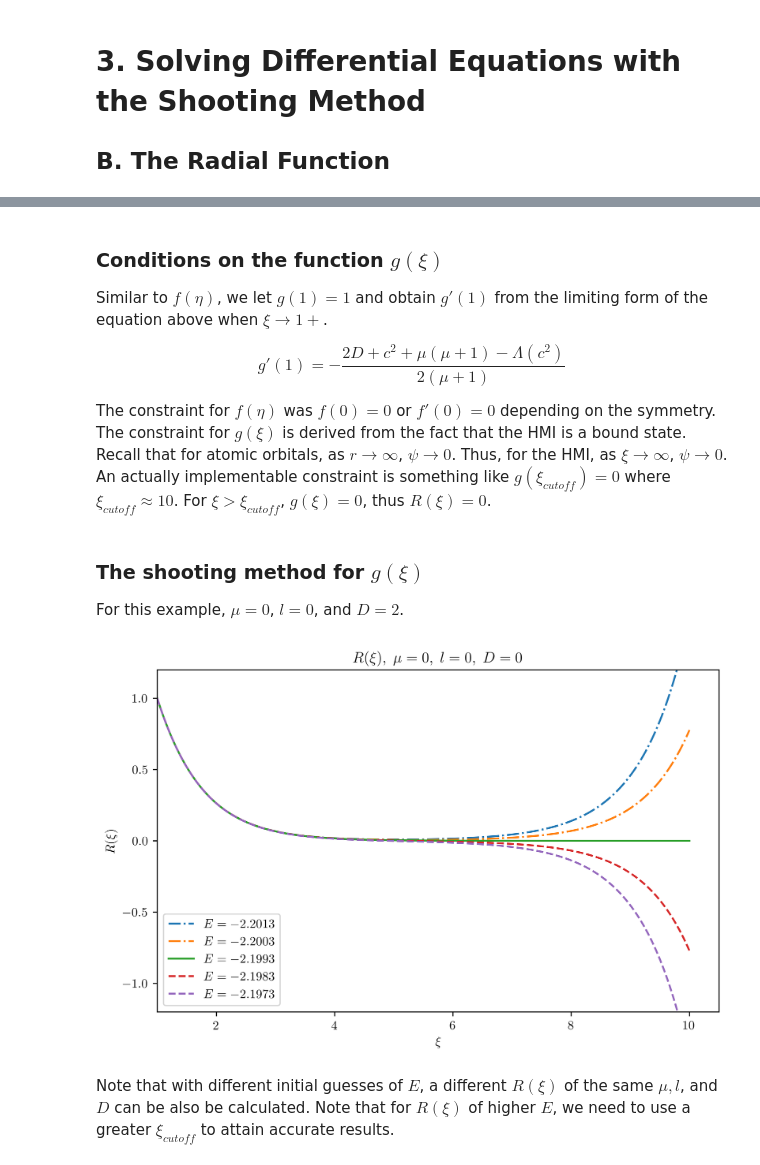
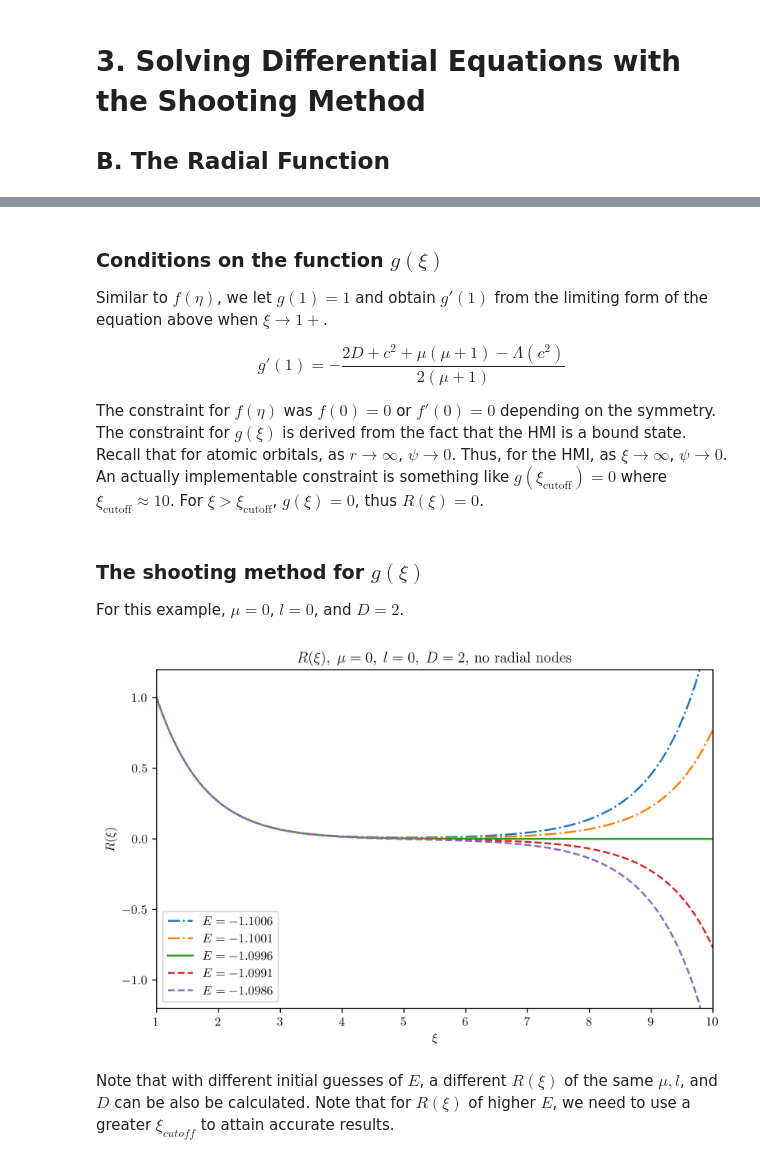
Before and after one commit to KeroseneNotForConsumption/hydrogen-molecular-ion, a Jupyter notebook: 3b_solve_R.ipynb, the cells around one changed output, grey strips where cells are left out. Drawn from its saved outputs; the diff is of its cells as text; code cells hidden in the pictures.

Commit message:
Finished 3b_solve, fixed energy according to atomic units

```diff
--- a/3b_solve_R.ipynb
+++ b/3b_solve_R.ipynb
@@ -24,7 +24,7 @@ Similar to $f(\eta)$, we let $g(1)=1$ and obtain $g'(1)$ from the limiting form
 
 $$g'(1)=-\frac{2D + c^2 + \mu\left ( \mu + 1 \right ) - \Lambda\left ( c^2 \right )}{2 \left ( \mu + 1 \right )}$$
 
-The constraint for $f(\eta)$ was $f(0)=0$ or $f'(0)=0$ depending on the symmetry. The constraint for $g(\xi)$ is derived from the fact that the HMI is a bound state. Recall that for atomic orbitals, as $r \to \infty$, $\psi \to 0$. Thus, for the HMI, as $\xi \to \infty$, $\psi \to 0$. An actually implementable constraint is something like $g(\xi_{cutoff})=0$ where $\xi_{cutoff} \approx 10$. For $\xi > \xi_{cutoff}$, $g(\xi)=0$, thus $R(\xi)=0$.
+The constraint for $f(\eta)$ was $f(0)=0$ or $f'(0)=0$ depending on the symmetry. The constraint for $g(\xi)$ is derived from the fact that the HMI is a bound state. Recall that for atomic orbitals, as $r \to \infty$, $\psi \to 0$. Thus, for the HMI, as $\xi \to \infty$, $\psi \to 0$. An actually implementable constraint is something like $g(\xi_{\text{cutoff}})=0$ where $\xi_{\text{cutoff}} \approx 10$. For $\xi > \xi_{\text{cutoff}}$, $g(\xi)=0$, thus $R(\xi)=0$.
 # %% [markdown]
 ### The shooting method for $g(\xi)$
 
@@ -71,7 +71,7 @@ lbda = get_lbda(mu, l)
 # for a given E_val, solve R(xi)
 # also used to calculate g(10) for optimization
 def calculate_R(mu, l, E_val, lbda, cutoff=10, g10_instead=False):
-    c2 = (1/4) * E_val * (D**2)
+    c2 = (1/2) * E_val * (D**2)
 
     # initial value of g and g'
     q1 = np.array([1,-(2*D + c2 + mu*(mu+1) - lbda(c2))/(2*(mu+1))])
@@ -94,39 +94,39 @@ def calculate_R(mu, l, E_val, lbda, cutoff=10, g10_instead=False):
 
     # calculate R from g
     R_vals = ((xi_span_for_calc ** 2 - 1)**(mu/2)) * sol.y[0]
 
     # add back R(xi) = 0 or 1 depending on mu
     R_vals[0] = 1 if mu == 0 else 0
 
     return R_vals
 
 # use shooting method to solve
 cutoff = 10
-E_val_guess = -2.2
+E_val_guess = -1.1
 objective = np.vectorize(lambda E: calculate_R(mu, l, E, lbda, cutoff=cutoff, g10_instead=True))
 E_val_final, = fsolve(objective, E_val_guess)
 
 # evaluate R_vals of E_val_final -0.2, 0, +0.2
-E_vals = np.array([-0.002, -0.001, 0, 0.001, 0.002]) + E_val_final
+E_vals = np.linspace(-0.001, 0.001, 5) + E_val_final
 
 fig, ax = plt.subplots()
 
-lss = ["-.", "-.","-" , "--", "--"]
+lss = ["-.", "-.", "-", "--", "--"]
 
 xi_span = np.linspace(1, cutoff, cutoff*100)
 
 for ind, E_val in enumerate(E_vals):
     R_vals = calculate_R(mu, l, E_val, lbda)
     E_val_label = f'$E = {E_val:.4f}$'
     ax.plot(xi_span, R_vals, label=E_val_label, ls=lss[ind])
-ax.set_title(r'$R(\xi), \; \mu = 0, \; l = 0, \; D = 0$')
+ax.set_title(fr'$R(\xi), \; \mu = {mu}, \; l = {l}, \; D = {D}$, no radial nodes')
 ax.legend()
 ax.set_ylim(-1.2, 1.2)
-ax.set_xlim(1, 10.5)
+ax.set_xlim(1, 10)
 ax.set_xlabel(r'$\xi$')
 ax.set_ylabel(r'$R(\xi)$');
 # %% [output]
-[figure, old version]
+[figure, new version]
 # %% [markdown]
 Note that with different initial guesses of $E$, a different $R(\xi)$ of the same $\mu, l$, and $D$ can be also be calculated. Note that for $R(\xi)$ of higher $E$, we need to use a greater $\xi_{cutoff}$ to attain accurate results.
 # %%
```
Also changed, not shown: parts of 10 cells of this notebook, 2 other files.
